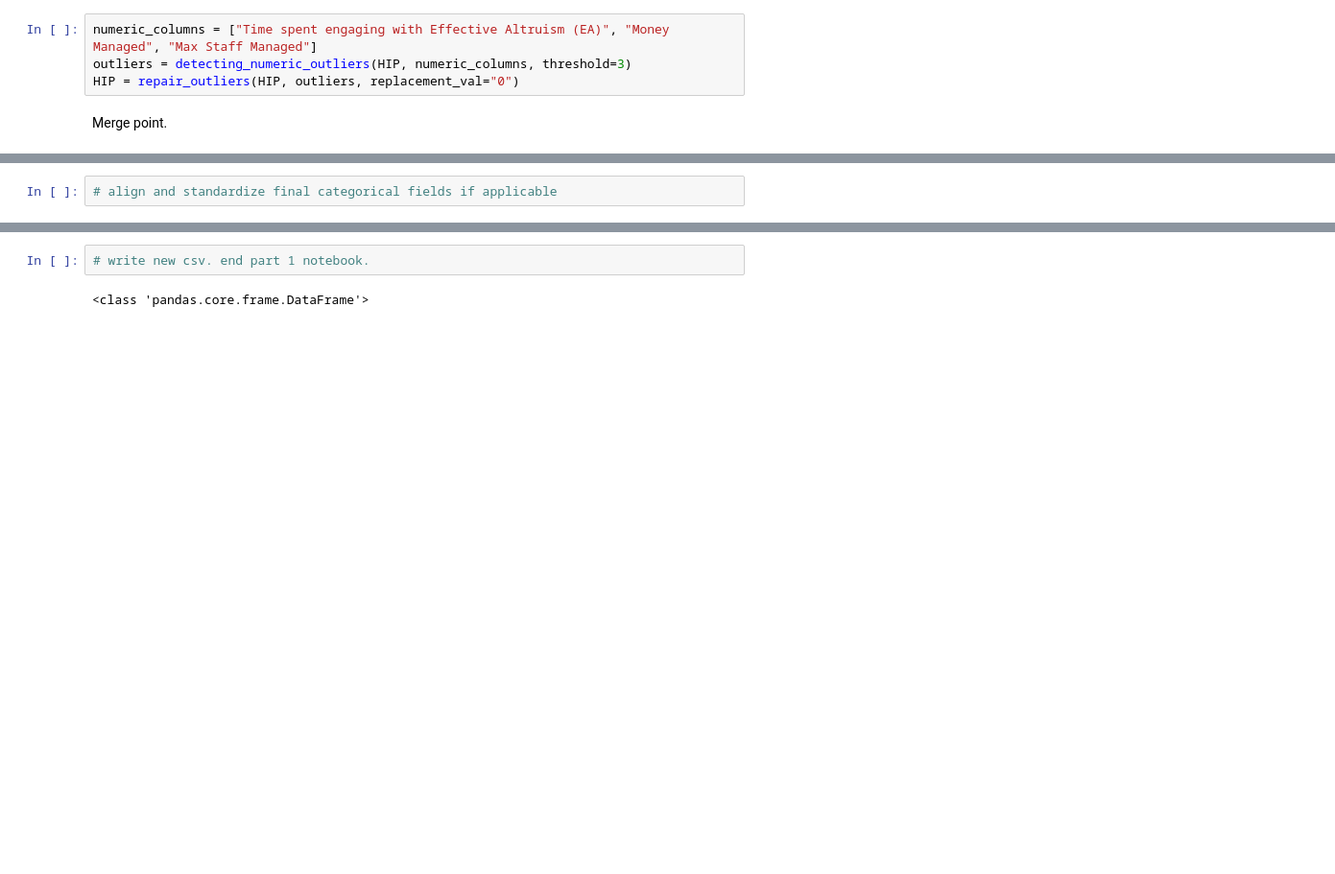
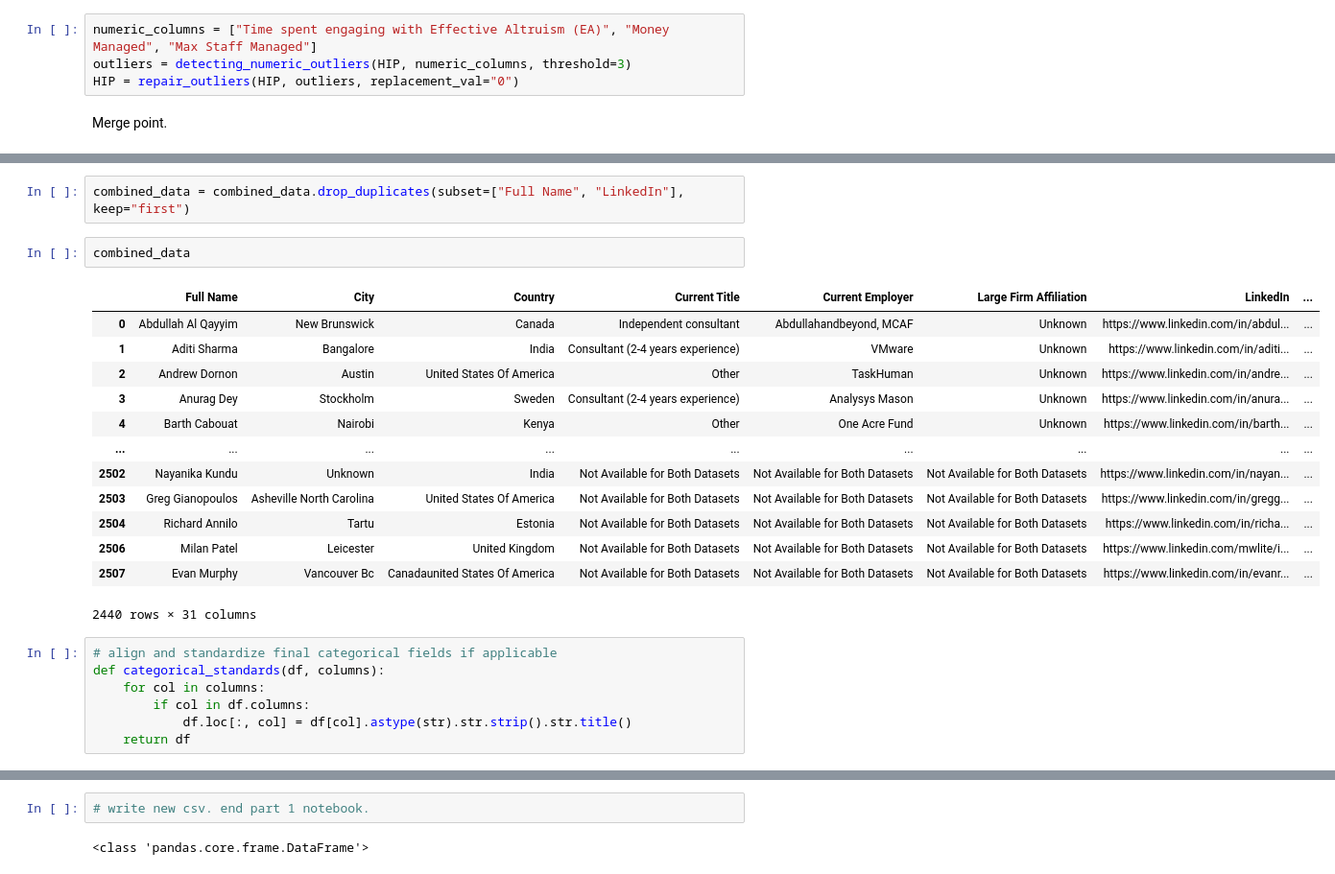
Before and after one commit to 3nikolov/IS537_Final_Project, a Jupyter notebook: Part_1_Import_Merge_Clean.ipynb, the cells around one changed output, grey strips where cells are left out. Shown at 96% size. Drawn from its saved outputs; the diff is of its cells as text; blank space fills up the shorter version.

```diff
--- a/Part_1_Import_Merge_Clean.ipynb
+++ b/Part_1_Import_Merge_Clean.ipynb
@@ -415,2 +462,25 @@ combined_data
+# %%
+combined_data = combined_data.drop_duplicates(subset=["Full Name", "LinkedIn"], keep="first")
+# %%
+combined_data
+# %% [output]
+|  | Full Name | City | Country | Current Title | Current Employer | Large Firm Affiliation | LinkedIn | ... |
+| 0 | Abdullah Al Qayyim | New Brunswick | Canada | Independent consultant | Abdullahandbeyond, MCAF | Unknown | https://www.linkedin.com/in/abdul... | ... |
+| 1 | Aditi Sharma | Bangalore | India | Consultant (2-4 years experience) | VMware | Unknown | https://www.linkedin.com/in/aditi... | ... |
+| 2 | Andrew Dornon | Austin | United States Of America | Other | TaskHuman | Unknown | https://www.linkedin.com/in/andre... | ... |
+| 3 | Anurag Dey | Stockholm | Sweden | Consultant (2-4 years experience) | Analysys Mason | Unknown | https://www.linkedin.com/in/anura... | ... |
+| 4 | Barth Cabouat | Nairobi | Kenya | Other | One Acre Fund | Unknown | https://www.linkedin.com/in/barth... | ... |
+| ... | ... | ... | ... | ... | ... | ... | ... | ... |
+| 2502 | Nayanika Kundu | Unknown | India | Not Available for Both Datasets | Not Available for Both Datasets | Not Available for Both Datasets | https://www.linkedin.com/in/nayan... | ... |
+| 2503 | Greg Gianopoulos | Asheville North Carolina | United States Of America | Not Available for Both Datasets | Not Available for Both Datasets | Not Available for Both Datasets | https://www.linkedin.com/in/gregg... | ... |
+| 2504 | Richard Annilo | Tartu | Estonia | Not Available for Both Datasets | Not Available for Both Datasets | Not Available for Both Datasets | https://www.linkedin.com/in/richa... | ... |
+| 2506 | Milan Patel | Leicester | United Kingdom | Not Available for Both Datasets | Not Available for Both Datasets | Not Available for Both Datasets | https://www.linkedin.com/mwlite/i... | ... |
+| 2507 | Evan Murphy | Vancouver Bc | Canadaunited States Of America | Not Available for Both Datasets | Not Available for Both Datasets | Not Available for Both Datasets | https://www.linkedin.com/in/evanr... | ... |
+2440 rows × 31 columns
 # %%
 # align and standardize final categorical fields if applicable
+def categorical_standards(df, columns):
+    for col in columns:
+        if col in df.columns:
+            df.loc[:, col] = df[col].astype(str).str.strip().str.title()
+    return df
```
Also changed, not shown: parts of 25 cells of this notebook, 1 other file.
